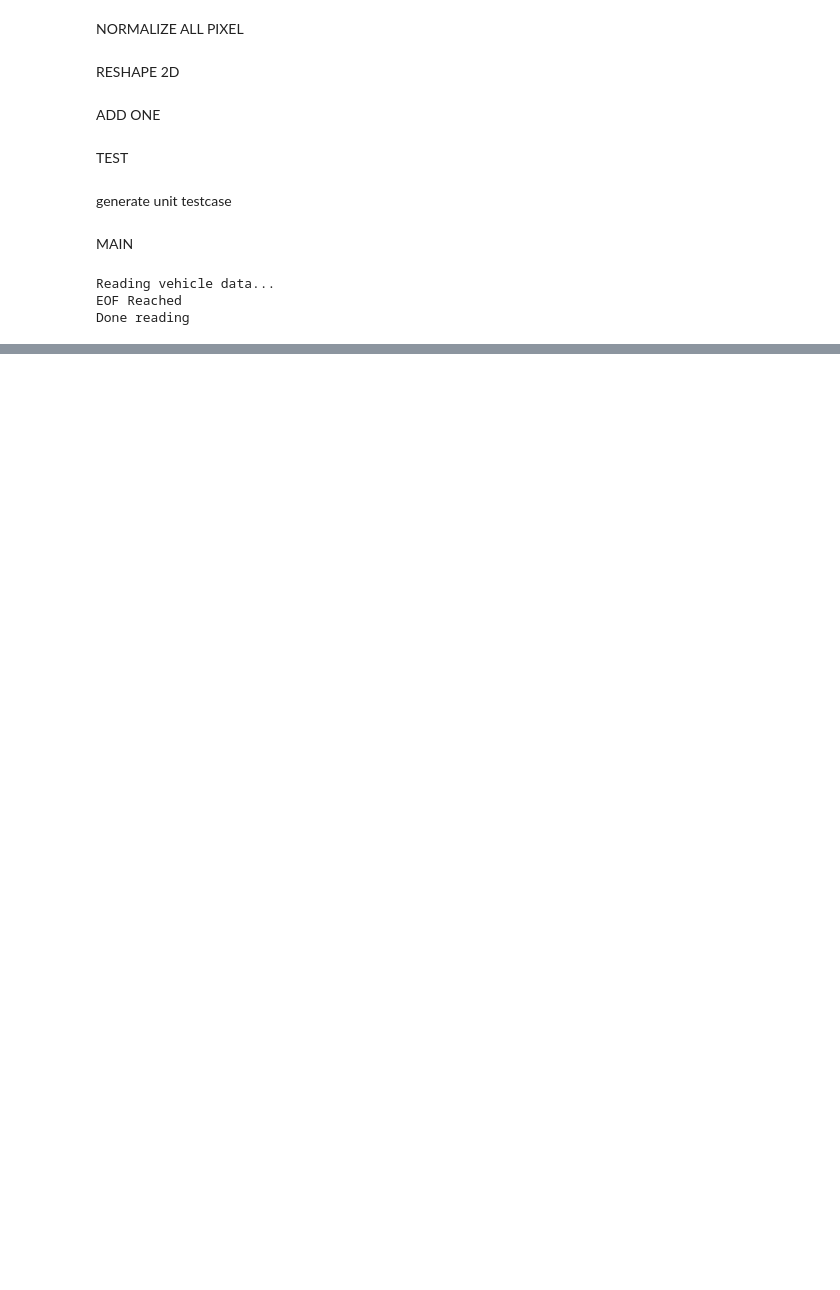
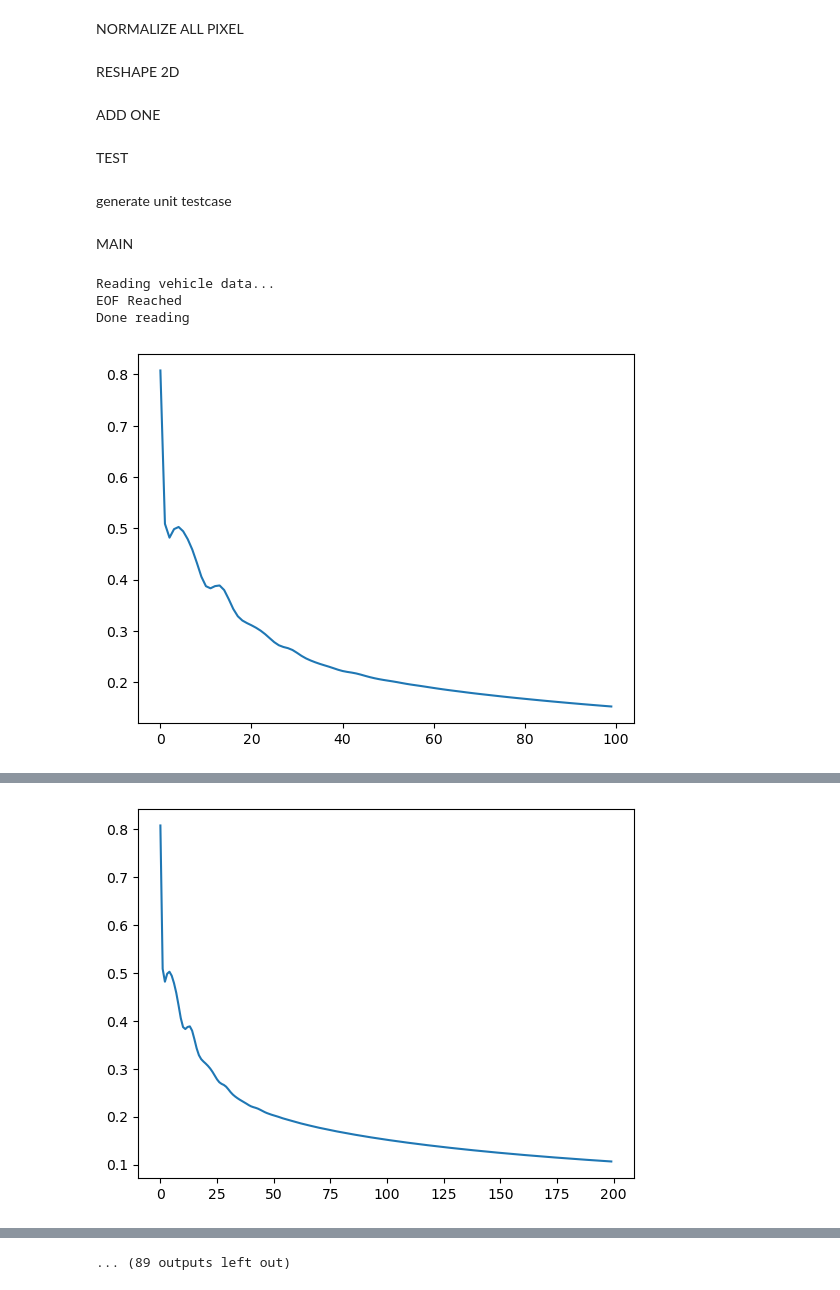
Before and after one commit to phutuan123vn/PYTHON, a Jupyter notebook: HW1_ML/ML1.ipynb, the cells around one changed output, grey strips where cells are left out. Cells and saved outputs as stored; diff of their text form; code cells hidden in the pictures; blank space fills up the shorter version.

```diff
--- a/HW1_ML/ML1.ipynb
+++ b/HW1_ML/ML1.ipynb
@@ -169,8 +172,9 @@ def test(y_hat, test_y):
     # [TODO 1.10]
     # Compute test scores using test_y and y_hat
     #precision = TP/(TP+FP)
-    TP=np.sum(np.logical_and(y_hat==1.0,test_y==1.0))
-    FP=np.sum(np.logical_and(y_hat==1.0,test_y==0.0))
+    a=np.round(y_hat)
+    TP=np.sum((a==1)&(test_y==1))
+    FP=np.sum((a==1)&(test_y==0))
     precision = TP/(TP+FP)
     #recall = TP/P
     recall = TP/y_hat.shape[0]
@@ -235,23 +239,60 @@ MAIN
 # %%
 if __name__ == "__main__":
     np.random.seed(2018)
 
     # Load data from file
     # Make sure that vehicles.dat is in data/
     train_x, train_y, test_x, test_y = get_vehicle_data()
     num_train = train_x.shape[0]
     num_test = test_x.shape[0]
 
     #generate_unit_testcase(train_x.copy(), train_y.copy())
 
     # Normalize our data: choose one of the two methods before training
     train_x, test_x = normalize_all_pixel(train_x, test_x)
     # train_x, test_x = normalize_per_pixel(train_x, test_x)
 
     # Reshape our data
     # train_x: shape=(2400, 64, 64) -> shape=(2400, 64*64)
     # test_x: shape=(600, 64, 64) -> shape=(600, 64*64)
+    train_x = reshape2D(train_x)
+    test_x = reshape2D(test_x)
+    # Pad 1 as the last feature of train_x and test_x
+    # Pad 1 as the last feature of train_x and test_x
+    train_x = add_one(train_x)
+    test_x = add_one(test_x)
+    num_feature = train_x.shape[1]
+    bin_classifier = LogisticClassifier((num_feature, 1))
+    momentum = np.zeros_like(bin_classifier.w)
+    # Define hyper-parameters and train-related parameters
+    num_epoch = 5000
+    learning_rate = 0.01
+    momentum_rate = 0.9
+    epochs_to_draw = 100
+    all_loss = []
+    plt.ion()
+    for e in range(num_epoch):
+        y_hat = bin_classifier.feed_forward(train_x)
+        loss = bin_classifier.compute_loss(train_y, y_hat)
+        grad = bin_classifier.get_grad(train_x, train_y, y_hat)
+
+        # Updating weight: choose either normal SGD or SGD with momentum
+        #bin_classifier.update_weight(grad, learning_rate)
+        momentum=bin_classifier.update_weight_momentum(grad, learning_rate, momentum, momentum_rate)
+
+        all_loss.append(loss)
+
+        if (e % epochs_to_draw == epochs_to_draw-1):
+            plot_loss(all_loss)
+            plt.show()
+            plt.pause(0.1)
+            print("Epoch %d: loss is %.5f" % (e+1, loss))
+
+
+    y_hat = bin_classifier.feed_forward(test_x)
+    test(y_hat, test_y)
 # %% [output]
 Reading vehicle data...
 EOF Reached
 Done reading
+[figure, added]
@@ -257,0 +300 @@ Done reading
+[figure, added]
@@ -257,0 +309 @@ Done reading
+... (89 outputs left out)
```
Also changed, not shown: parts of 6 cells of this notebook, 1 other file.
